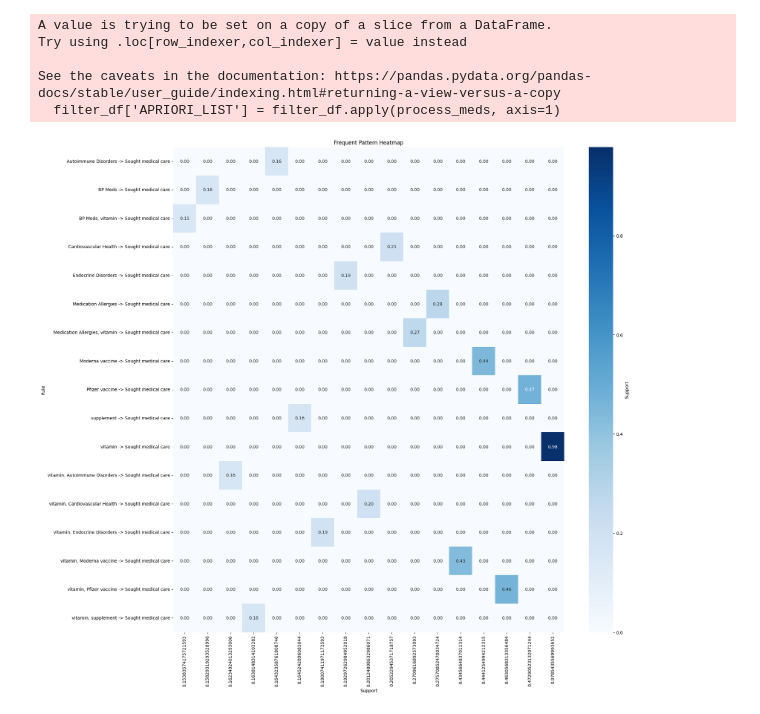
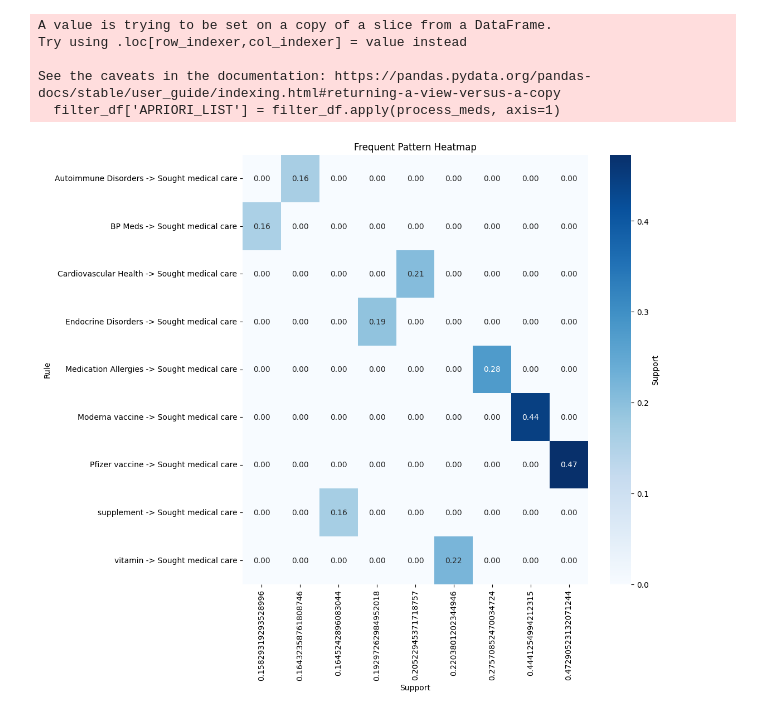
Before and after one commit to Rutu136/COMP4710-World-Vaccine-Adverse-Reactions, a Jupyter notebook: Group8_fp_mining_based_on_vax_med_hist_allerg.ipynb, the cells around one changed output. Cells and saved outputs as stored; diff of their text form; code cells hidden in the pictures.

```diff
--- a/Group8_fp_mining_based_on_vax_med_hist_allerg.ipynb
+++ b/Group8_fp_mining_based_on_vax_med_hist_allerg.ipynb
@@ -776,7 +771,7 @@ def extract_rules(apriori_result):
             consequent = list(ordered_statistic.items_add)
             support = relation_record.support
 
-            if 'Sought medical care' in antecedent and len(antecedent) == 1:
+            if 'Sought medical care' in consequent and len(consequent) == 1:
                 if antecedent and consequent:
                     rule = ', '.join(antecedent) + ' -> ' + ', '.join(consequent)
                     rules.append(rule)
@@ -863,35 +858,35 @@ import pandas as pd
 
 def extract_rules(apriori_result):
     rules = []
     supports = []
     for relation_record in apriori_result:
         for ordered_statistic in relation_record.ordered_statistics:
             antecedent = list(ordered_statistic.items_base)
             consequent = list(ordered_statistic.items_add)
             support = relation_record.support
 
             if 'Sought medical care' in consequent and len(consequent) == 1:
                 if antecedent and consequent:
                     rule = ', '.join(antecedent) + ' -> ' + ', '.join(consequent)
                     rules.append(rule)
                     supports.append(support)
     return rules, supports
 
 extracted_rules, support_values = extract_rules(results)
 
 rules_df = pd.DataFrame({'Rules': extracted_rules, 'Support': support_values})
 
 # Pivot the DataFrame for heatmap visualization
 pivot_df = rules_df.pivot(index='Rules', columns='Support', values='Support').fillna(0)
 
-plt.figure(figsize=(20, 20))
+plt.figure(figsize=(10, 10))
 sns.heatmap(pivot_df, cmap='Blues', annot=True, fmt='.2f', cbar_kws={'label': 'Support'})
 plt.title('Frequent Pattern Heatmap')
 plt.xlabel('Support')
 plt.ylabel('Rule')
 plt.show()
 # %% [output]
-[figure, old version]
+[figure, new version]
 # %%
 total_rows = len(filter_df)
 
```
Also changed, not shown: parts of 5 cells of this notebook.
